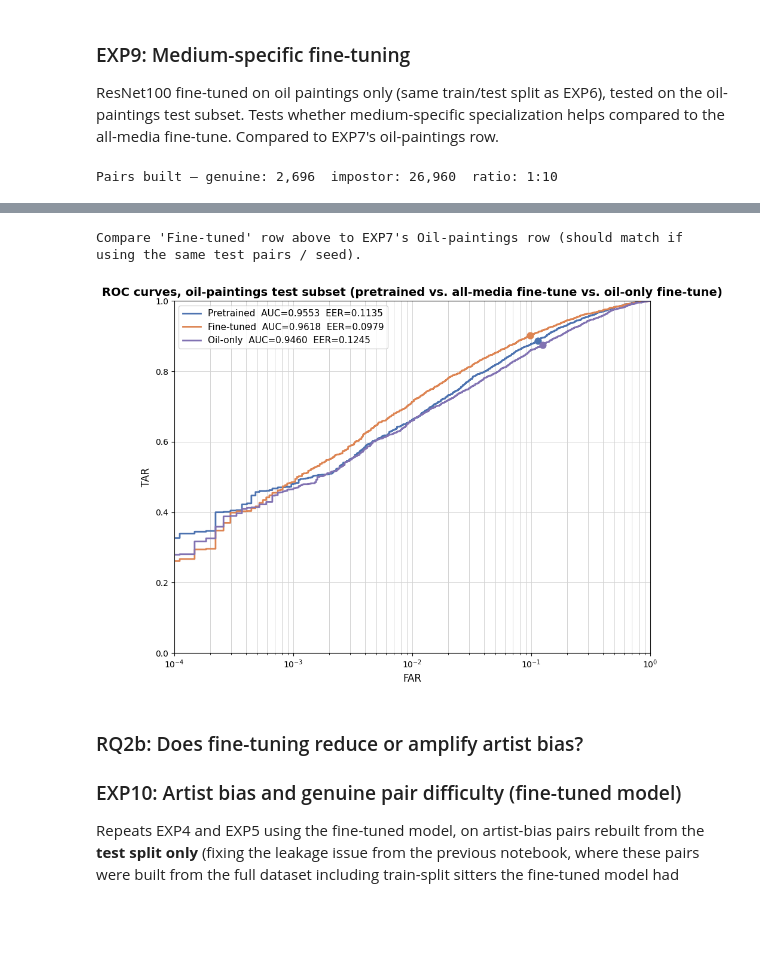
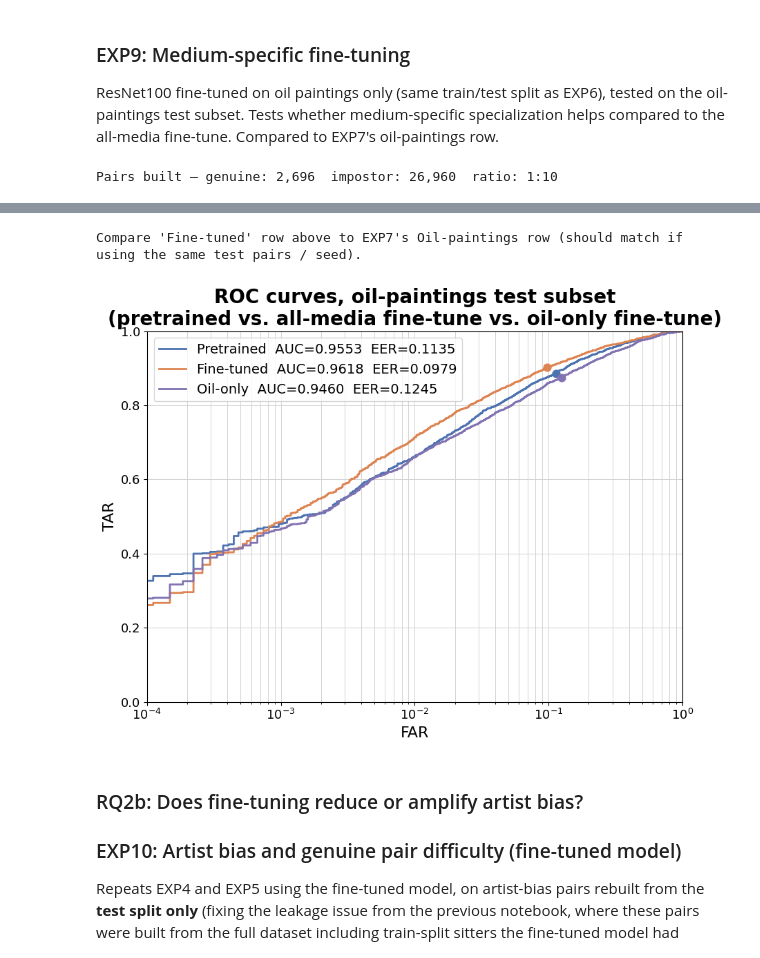
Before and after one commit to Jennifer-SB/thesis, a Jupyter notebook: evaluation2.ipynb, the cells around one changed output, grey strips where cells are left out. Cells and saved outputs as stored; diff of their text form; code cells hidden in the pictures; blank space fills up the shorter version.

```diff
--- a/evaluation2.ipynb
+++ b/evaluation2.ipynb
@@ -35,14 +35,14 @@ from src.evaluation.experiment import group_media
 
 # Thesis-readable plot defaults — larger, consistent font sizes across every figure.
 plt.rcParams.update({
-    'font.size':        12,
-    'axes.titlesize':   14,
+    'font.size':        15,
+    'axes.titlesize':   20,
     'axes.titleweight': 'bold',
-    'axes.labelsize':   12,
-    'xtick.labelsize':  10,
-    'ytick.labelsize':  10,
-    'legend.fontsize':  10,
-    'figure.titlesize': 15,
+    'axes.labelsize':   16,
+    'xtick.labelsize':  13,
+    'ytick.labelsize':  13,
+    'legend.fontsize':  13,
+    'figure.titlesize': 22,
     'figure.titleweight': 'bold',
 })
 # %% [markdown]
@@ -213,21 +213,22 @@ def plot_grouped_bars(long_df, metric='AUC', title='', ylim=None):
         ax.bar(x + (i - (len(models) - 1) / 2) * width, vals, width,
                label=model, color=MODEL_COLORS.get(model))
     ax.set_xticks(x)
-    ax.set_xticklabels(strata, rotation=20, ha='right', fontsize=11)
+    ax.set_xticklabels(strata, rotation=20, ha='right', fontsize=14)
     ax.set_ylabel(metric)
     ax.set_title(title)
     if ylim:
         ax.set_ylim(ylim)
-    ax.legend(fontsize=11)
+    ax.legend(fontsize=14)
     ax.grid(axis='y', color='lightgrey', lw=0.7)
     plt.tight_layout()
     plt.show()
 
 
-def plot_roc_panels(strata_pairs: dict, models: list, suptitle=''):
+def plot_roc_panels(strata_pairs: dict, models: list, suptitle='', legend_below=False,
+                     panel_width=7, suptitle_fontsize=22):
     """One subplot per model, each showing a combined ROC curve (one line per stratum)."""
     ncols = len(models)
-    fig, axes = plt.subplots(1, ncols, figsize=(7 * ncols, 6.5), squeeze=False)
+    fig, axes = plt.subplots(1, ncols, figsize=(panel_width * ncols, 6.5 + (6.5 if legend_below else 0)), squeeze=False)
     axes = axes[0]
     colors = plt.cm.tab10.colors
     for ax, (name, emb) in zip(axes, models):
@@ -247,9 +248,14 @@ def plot_roc_panels(strata_pairs: dict, models: list, suptitle=''):
         ax.set_xlabel('FAR')
         ax.set_ylabel('TAR')
         ax.set_title(name)
-        ax.legend(fontsize=10)
-    plt.suptitle(suptitle, fontsize=13)
+        if legend_below:
+            ax.legend(fontsize=16, loc='upper center', bbox_to_anchor=(0.5, -0.16), ncol=1)
+        else:
+            ax.legend(fontsize=13)
+    plt.suptitle(suptitle, fontsize=suptitle_fontsize, fontweight='bold')
     plt.tight_layout()
+    if legend_below:
+        plt.subplots_adjust(bottom=0.55)
     plt.show()
 
 
@@ -267,7 +273,7 @@ def plot_combined_roc(roc_by_model: dict, title='', eer_color=None):
     ax.set_xlabel('FAR')
     ax.set_ylabel('TAR')
     ax.set_title(title)
-    ax.legend(fontsize=11)
+    ax.legend(fontsize=14)
     plt.tight_layout()
     plt.show()
 # %% [markdown]
@@ -983,35 +994,35 @@ ResNet100 fine-tuned on oil paintings only (same train/test split as EXP6), test
 subset_oil_test = df_test[df_test['medium_group'] == 'Oil paintings']
 pairs_oil_test  = build_pairs(subset_oil_test, impostor_ratio=10, seed=42)
 
 models_exp9 = [('Pretrained', emb_pretrained), ('Fine-tuned', emb_finetuned), ('Oil-only', emb_oilonly)]
 rows_exp9 = []
 roc_exp9 = {}
 for name, emb in models_exp9:
     sc, lb, sa, sb = score_pairs(pairs_oil_test, emb)
     m = compute_metrics(sc, lb, sa, sb)
     roc_exp9[name] = m
     log_scorecard('EXP9', 'Oil paintings (test)', name, m)
     rows_exp9.append({'Model': name, 'Portraits': len(subset_oil_test), 'Sitters': subset_oil_test['sitter_id'].nunique(),
                        'AUC': m['AUC'], 'Macro-AUC': m['macro_AUC'], 'EER': m['EER'],
                        'TAR@1%': m['TAR@1%'], 'TAR@0.1%': m['TAR@0.1%']})
 
 df_exp9 = pd.DataFrame(rows_exp9)
 baseline_auc = df_exp9.loc[df_exp9['Model']=='Pretrained','AUC'].values[0]
 df_exp9['Δ vs Pretrained (AUC)'] = df_exp9['AUC'] - baseline_auc
 display(df_exp9.style.format({'AUC':'{:.4f}','Macro-AUC':'{:.4f}','EER':'{:.4f}','TAR@1%':'{:.4f}','TAR@0.1%':'{:.4f}',
                                'Δ vs Pretrained (AUC)':'{:+.4f}','Portraits':'{:,}','Sitters':'{:,}'}))
 print(f"\nCompare 'Fine-tuned' row above to EXP7's Oil-paintings row "
       f"(should match if using the same test pairs / seed).")
 
-plot_combined_roc(roc_exp9, title='ROC curves, oil-paintings test subset (pretrained vs. all-media fine-tune vs. oil-only fine-tune)')
+plot_combined_roc(roc_exp9, title='ROC curves, oil-paintings test subset\n(pretrained vs. all-media fine-tune vs. oil-only fine-tune)')
 # %% [output]
 Pairs built — genuine: 2,696  impostor: 26,960  ratio: 1:10
 |  | Model | Portraits | Sitters | AUC | Macro-AUC | EER | TAR@1% | TAR@0.1% | Δ vs Pretrained (AUC) |
 | 0 | Pretrained | 1,751 | 877 | 0.9553 | 0.9543 | 0.1135 | 0.6628 | 0.4800 | +0.0000 |
 | 1 | Fine-tuned | 1,751 | 877 | 0.9618 | 0.9442 | 0.0979 | 0.7133 | 0.4852 | +0.0065 |
 | 2 | Oil-only | 1,751 | 877 | 0.9460 | 0.9327 | 0.1245 | 0.6595 | 0.4648 | -0.0093 |
 Compare 'Fine-tuned' row above to EXP7's Oil-paintings row (should match if using the same test pairs / seed).
-[figure, old version]
+[figure, new version]
 # %% [markdown]
 ### RQ2b: Does fine-tuning reduce or amplify artist bias?
 
```
Also changed, not shown: parts of 16 cells of this notebook.
